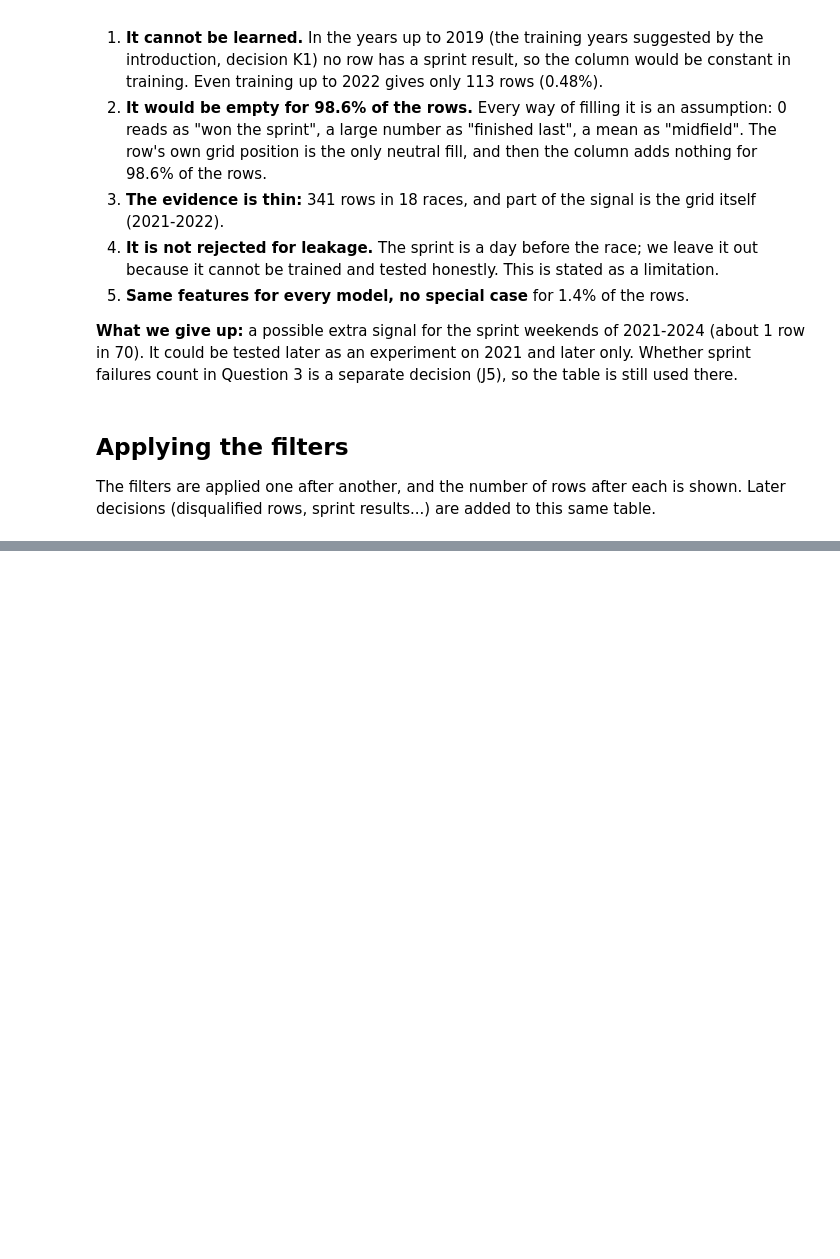
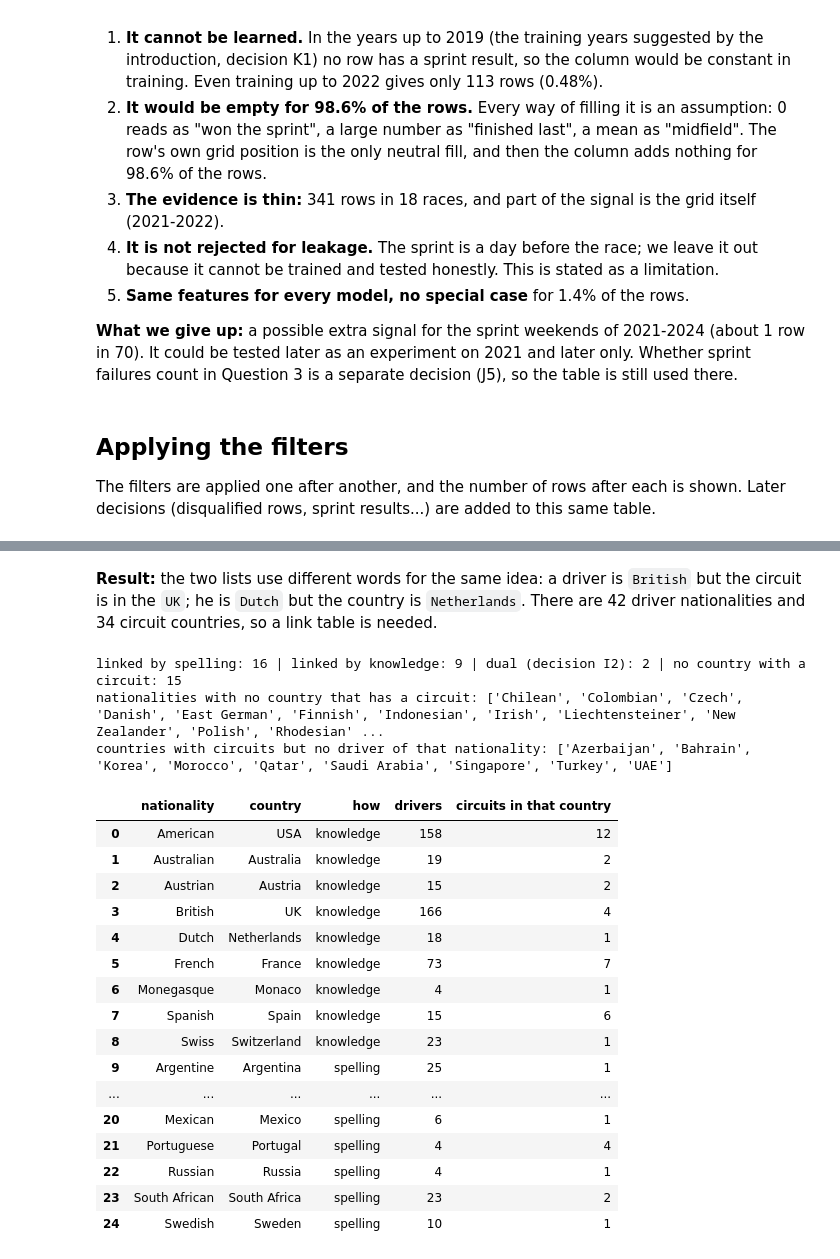
Before and after one commit to esralsayed/ACL-milestone1, a Jupyter notebook: F1_podium_prediction.ipynb, the cells around one changed output, grey strips where cells are left out. Drawn from its saved outputs; the diff is of its cells as text; code cells hidden in the pictures; blank space fills up the shorter version.

Commit message:
history decisions

```diff
--- a/F1_podium_prediction.ipynb
+++ b/F1_podium_prediction.ipynb
@@ -2348,0 +2566,11 @@ pd.DataFrame(filter_log).set_index("step")
+# %%
+# The two lists we have to link: the nationality of a driver and the country of a circuit (cleaned labels, decision A5)
+# These are two separate lists. One row of the first is one nationality; one row of the second is one country. Row 1 of one has nothing to do with row 1 of the other.
+nationalities = (drivers_clean.groupby("nationality").agg(drivers=("driverId", "size")).sort_index())
+countries = (circuits_clean.merge(text["races"][["circuitId", "raceId"]], on="circuitId", how="left")
+             .groupby("country").agg(circuits=("circuitId", "nunique"), races=("raceId", "nunique")).sort_index())
+
+print(f"{len(nationalities)} driver nationalities, covering {int(nationalities['drivers'].sum())} drivers (every row of the drivers table)")
+display(nationalities.rename(columns={"drivers": "drivers (in the drivers table)"}))
+print(f"{len(countries)} circuit countries, covering {int(countries['circuits'].sum())} circuits and {int(countries['races'].sum()):,} races (every row of the races table)")
+display(countries.rename(columns={"races": "races (all years, in races.csv)"}))
@@ -2348,0 +2616,56 @@ pd.DataFrame(filter_log).set_index("step")
+# %% [markdown]
+**Result:** the two lists use different words for the same idea: a driver is `British` but the circuit is in the `UK`; he is `Dutch` but the country is `Netherlands`. There are 42 driver nationalities and 34 circuit countries, so a link table is needed.
+# %%
+# Step 1: link by spelling. A nationality is linked to a country when their first 4 letters are the same and only one country fits.
+dual = [n for n in nationalities.index if "-" in n]                       # dual nationalities are handled in decision I2
+by_spelling = {}
+for n in nationalities.index:
+    if n in dual:
+        continue
+    fits = [c for c in countries.index if c[:4].lower() == n[:4].lower()]
+    if len(fits) == 1:
+        by_spelling[n] = fits[0]
+
+# Step 2: the links that spelling cannot find. This is knowledge about the world, NOT something the data tells us.
+by_knowledge = {"British": "UK", "French": "France", "American": "USA", "Spanish": "Spain", "Australian": "Australia",
+                "Austrian": "Austria", "Dutch": "Netherlands", "Swiss": "Switzerland", "Monegasque": "Monaco"}
+
+links = pd.DataFrame(
+    [{"nationality": n, "country": c, "how": "spelling"} for n, c in by_spelling.items()] +
+    [{"nationality": n, "country": c, "how": "knowledge"} for n, c in by_knowledge.items()])
+links["drivers"] = links["nationality"].map(nationalities["drivers"])
+links["circuits in that country"] = links["country"].map(countries["circuits"])
+nationality_to_country = dict(zip(links["nationality"], links["country"]))
+
+# Checks: every link points to a country that exists, and no nationality is linked twice
+assert links["country"].isin(countries.index).all()
+assert not links["nationality"].duplicated().any()
+
+unlinked = [n for n in nationalities.index if n not in nationality_to_country and n not in dual]
+no_driver = [c for c in countries.index if c not in nationality_to_country.values()]
+print(f"linked by spelling: {len(by_spelling)} | linked by knowledge: {len(by_knowledge)} | dual (decision I2): {len(dual)} | "
+      f"no country with a circuit: {len(unlinked)}")
+print("nationalities with no country that has a circuit:", unlinked)
+print("countries with circuits but no driver of that nationality:", no_driver)
+links.sort_values(["how", "nationality"]).reset_index(drop=True)
+# %% [output]
+linked by spelling: 16 | linked by knowledge: 9 | dual (decision I2): 2 | no country with a circuit: 15
+nationalities with no country that has a circuit: ['Chilean', 'Colombian', 'Czech', 'Danish', 'East German', 'Finnish', 'Indonesian', 'Irish', 'Liechtensteiner', 'New Zealander', 'Polish', 'Rhodesian' ...
+countries with circuits but no driver of that nationality: ['Azerbaijan', 'Bahrain', 'Korea', 'Morocco', 'Qatar', 'Saudi Arabia', 'Singapore', 'Turkey', 'UAE']
+|  | nationality | country | how | drivers | circuits in that country |
+| 0 | American | USA | knowledge | 158 | 12 |
+| 1 | Australian | Australia | knowledge | 19 | 2 |
+| 2 | Austrian | Austria | knowledge | 15 | 2 |
+| 3 | British | UK | knowledge | 166 | 4 |
+| 4 | Dutch | Netherlands | knowledge | 18 | 1 |
+| 5 | French | France | knowledge | 73 | 7 |
+| 6 | Monegasque | Monaco | knowledge | 4 | 1 |
+| 7 | Spanish | Spain | knowledge | 15 | 6 |
+| 8 | Swiss | Switzerland | knowledge | 23 | 1 |
+| 9 | Argentine | Argentina | spelling | 25 | 1 |
+| ... | ... | ... | ... | ... | ... |
+| 20 | Mexican | Mexico | spelling | 6 | 1 |
+| 21 | Portuguese | Portugal | spelling | 4 | 4 |
+| 22 | Russian | Russia | spelling | 4 | 1 |
+| 23 | South African | South Africa | spelling | 23 | 2 |
+| 24 | Swedish | Sweden | spelling | 10 | 1 |
```
Also changed, not shown: parts of 68 cells of this notebook, 1 other file.
